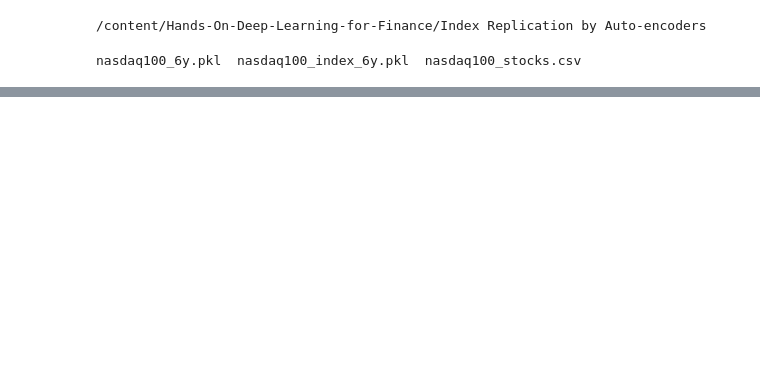
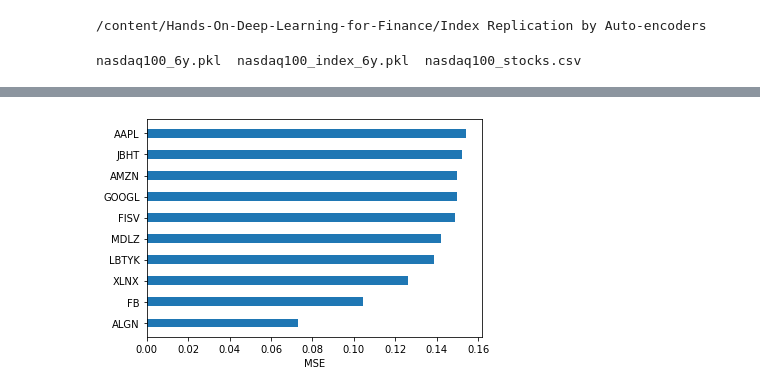
Before and after one commit to malraharsh/DLF-Index-Replication-Autoencoder, a Jupyter notebook: Gathering_Index_Data.ipynb, the cells around one changed output, grey strips where cells are left out. Saved outputs shown, nothing was run; the diff lists cells and outputs as text; code cells hidden in the pictures; blank space fills up the shorter version.

```diff
--- a/Gathering_Index_Data.ipynb
+++ b/Gathering_Index_Data.ipynb
@@ -83,0 +174,13 @@ stock_data.iloc[:, 1:].to_pickle('NASDAQ_STOCKS.pkl')
+# %%
+sorted_idx = np.argsort(train_error)
+sorted_error = train_error[sorted_idx]
+stocks_names = stocks_names[sorted_idx]
+# %%
+#plotting top k stocks ie with leat error
+top_k = 10
+
+plt.barh(2*np.arange(top_k), train_error[sorted_idx[:top_k]], tick_label=stocks_names[sorted_idx[:top_k]])
+plt.xlabel('MSE')
+plt.show()
+# %% [output]
+[figure, added]
```
Also changed, not shown: parts of 26 cells of this notebook.
